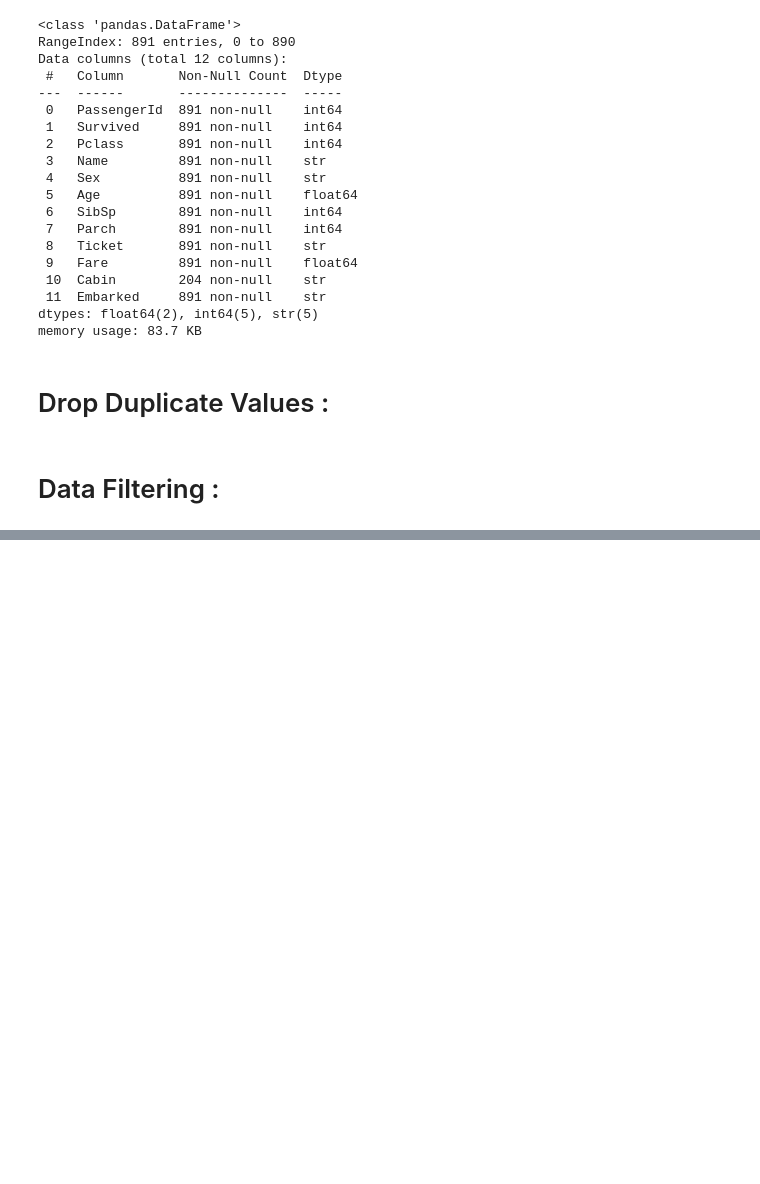
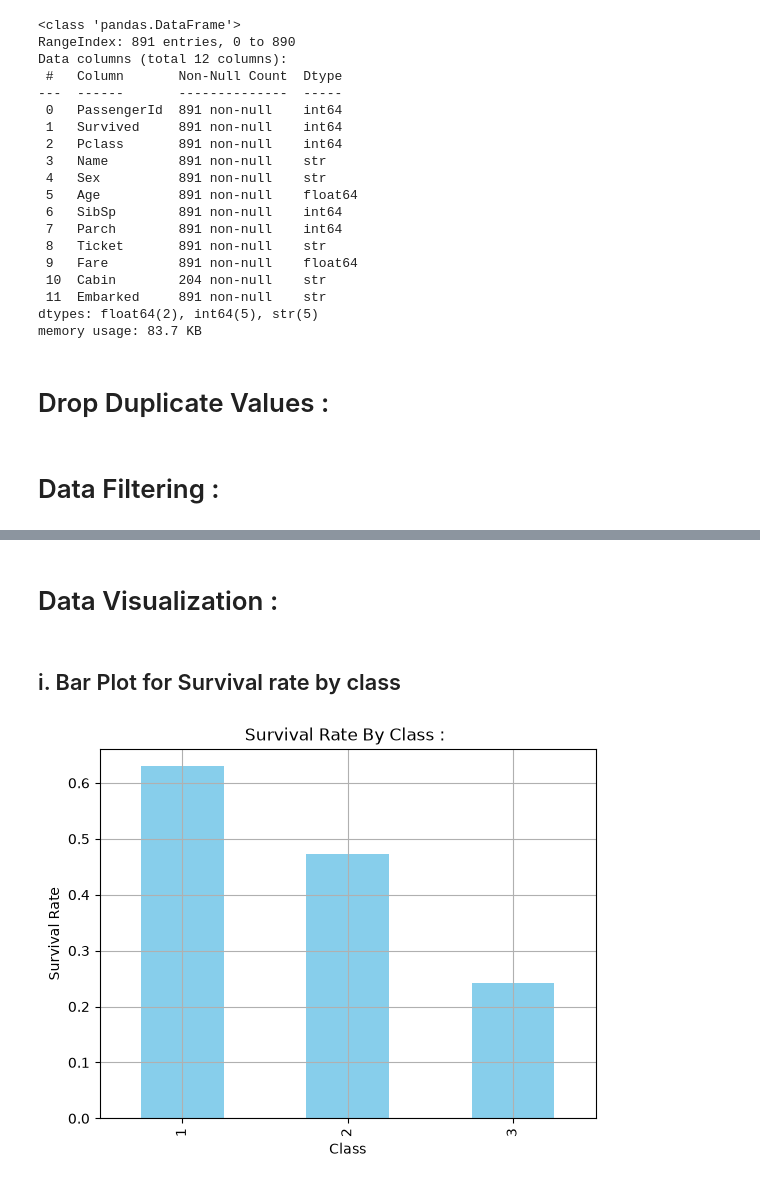
Before and after one commit to hassan-635/AI-Engineering-Course, a Jupyter notebook: Week_2_Data_Science_Essentials/day7_EDA_Project/Titanic Dataset.ipynb, the cells around one changed output, grey strips where cells are left out. Saved outputs shown, nothing was run; the diff lists cells and outputs as text; code cells hidden in the pictures; blank space fills up the shorter version.

Commit message:
Bar Plot for survival rate by class

```diff
--- a/Week_2_Data_Science_Essentials/day7_EDA_Project/Titanic Dataset.ipynb
+++ b/Week_2_Data_Science_Essentials/day7_EDA_Project/Titanic Dataset.ipynb
@@ -117,3 +117,17 @@ first_class_passengers.head()
 | 6 | 7 | 0 | 1 | McCarthy, Mr. Timothy J | male | 54.0 | 0 | 0 | 17463 | 51.8625 | ... |
 | 11 | 12 | 1 | 1 | Bonnell, Miss. Elizabeth | female | 58.0 | 0 | 0 | 113783 | 26.5500 | ... |
 | 23 | 24 | 1 | 1 | Sloper, Mr. William Thompson | male | 28.0 | 0 | 0 | 113788 | 35.5000 | ... |
+# %% [markdown]
+# Data Visualization :
+# %% [markdown]
+## i. Bar Plot for Survival rate by class
+# %%
+survival_by_class = data.groupby("Pclass")["Survived"].mean()
+survival_by_class.plot(kind="bar", color="skyblue")
+plt.title("Survival Rate By Class : ")
+plt.xlabel("Class")
+plt.ylabel("Survival Rate")
+plt.grid("True")
+plt.show()
+# %% [output]
+[figure, added]
```
